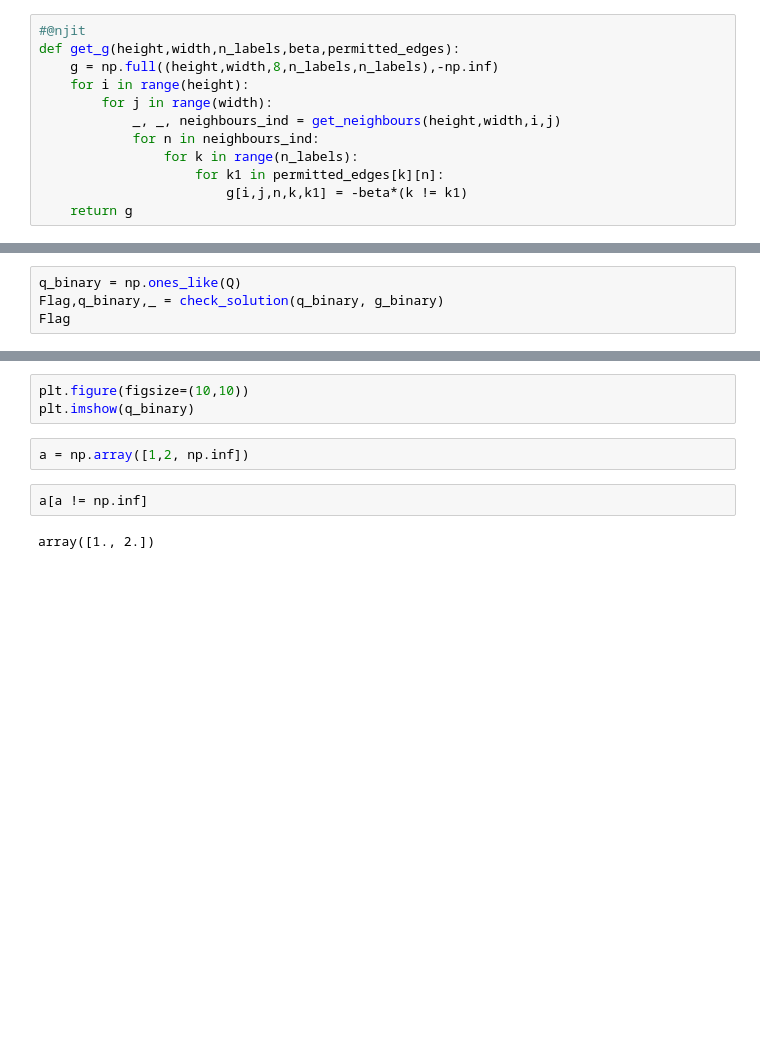
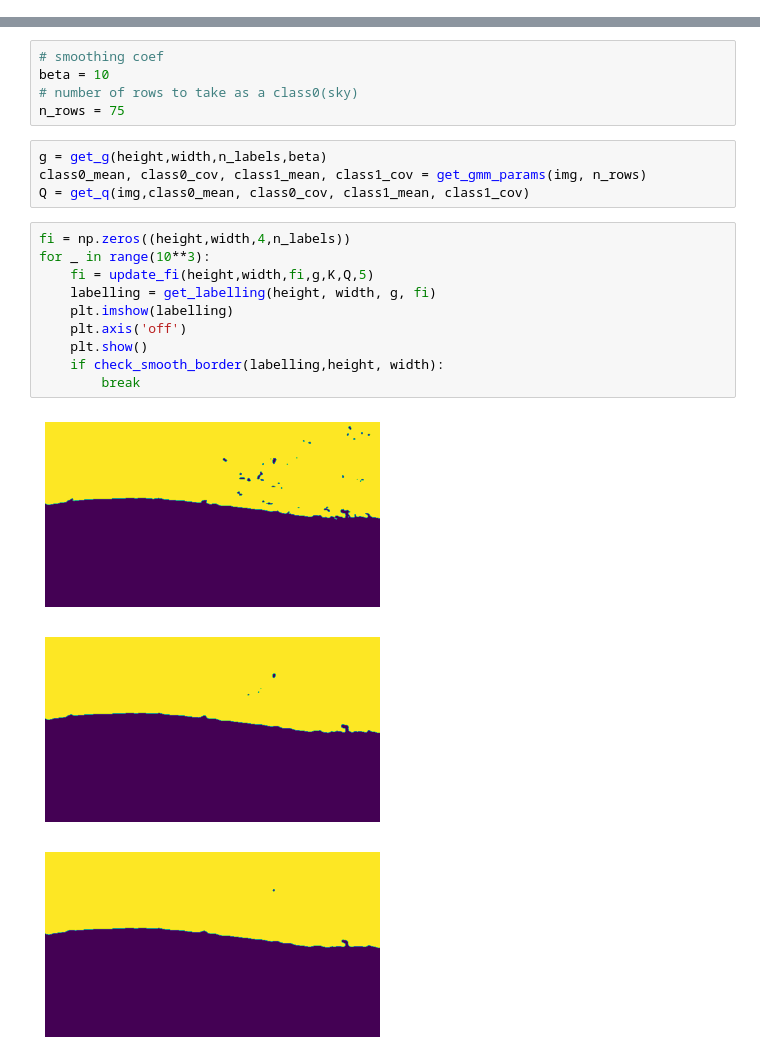
Before and after one commit to Ruslan3584/structural_pattern_recognition, a Jupyter notebook: lab3/lab3.ipynb, the cells around one changed output, grey strips where cells are left out. Drawn from its saved outputs; the diff is of its cells as text; blank space fills up the shorter version.

```diff
--- a/lab3/lab3.ipynb
+++ b/lab3/lab3.ipynb
@@ -142,12 +14,0 @@ permitted_edges = [
-# %%
-#@njit
-def get_g(height,width,n_labels,beta,permitted_edges):
-    g = np.full((height,width,8,n_labels,n_labels),-np.inf)
-    for i in range(height):
-        for j in range(width):
-            _, _, neighbours_ind = get_neighbours(height,width,i,j)
-            for n in neighbours_ind:
-                for k in range(n_labels):
-                    for k1 in permitted_edges[k][n]:
-                        g[i,j,n,k,k1] = -beta*(k != k1)
-    return g
@@ -350,4 +14,0 @@ def check_solution(Q_prev,G_prev):
-# %%
-q_binary = np.ones_like(Q)
-Flag,q_binary,_ = check_solution(q_binary, g_binary)
-Flag
@@ -356,9 +15,23 @@ q_binary
-# %%
-plt.figure(figsize=(10,10))
-plt.imshow(q_binary)
-# %%
-a = np.array([1,2, np.inf])
-# %%
-a[a != np.inf]
-# %% [output]
-array([1., 2.])
+# %%
+# smoothing coef
+beta = 10
+# number of rows to take as a class0(sky)
+n_rows = 75
+# %%
+g = get_g(height,width,n_labels,beta)
+class0_mean, class0_cov, class1_mean, class1_cov = get_gmm_params(img, n_rows)
+Q = get_q(img,class0_mean, class0_cov, class1_mean, class1_cov)
+# %%
+fi = np.zeros((height,width,4,n_labels))
+for _ in range(10**3):
+    fi = update_fi(height,width,fi,g,K,Q,5)
+    labelling = get_labelling(height, width, g, fi)
+    plt.imshow(labelling)
+    plt.axis('off')
+    plt.show()
+    if check_smooth_border(labelling,height, width):
+        break
+# %% [output]
+[figure, added]
+[figure, added]
+[figure, added]
```
Also changed, not shown: parts of 29 cells of this notebook, 4 other files.
